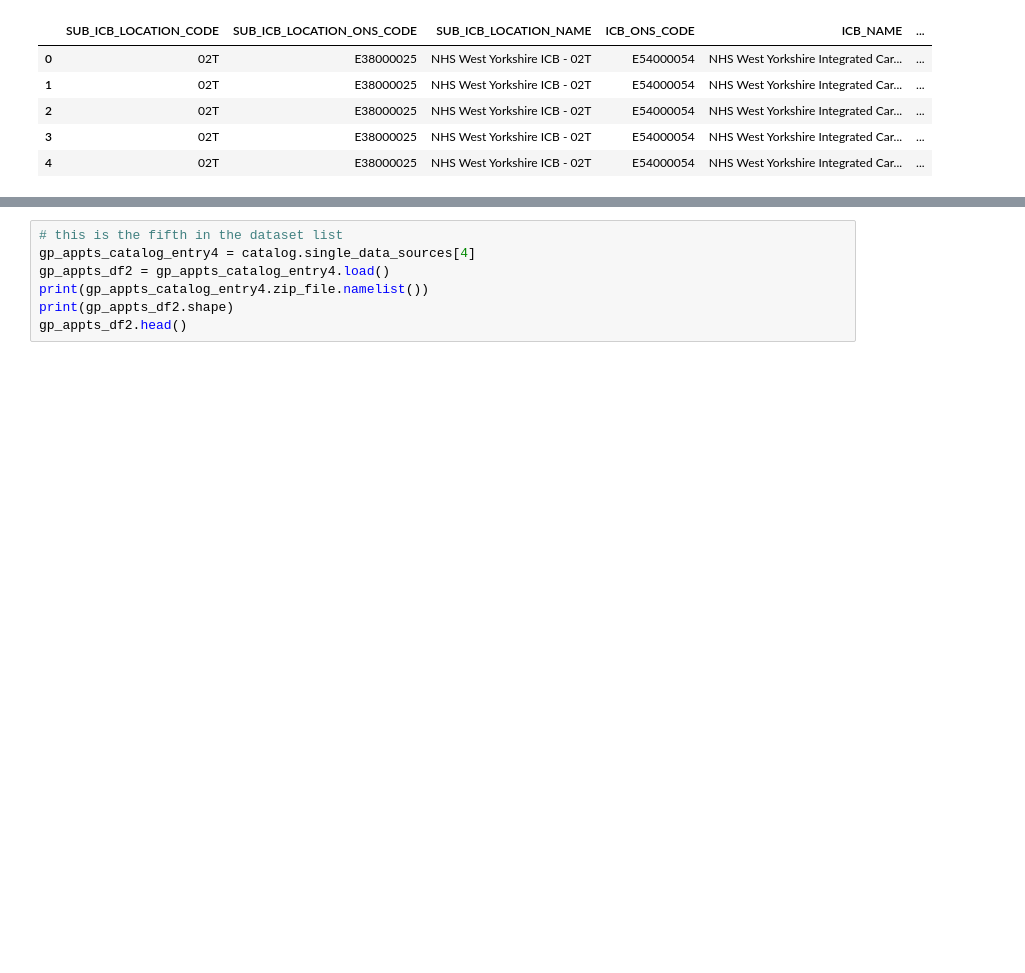
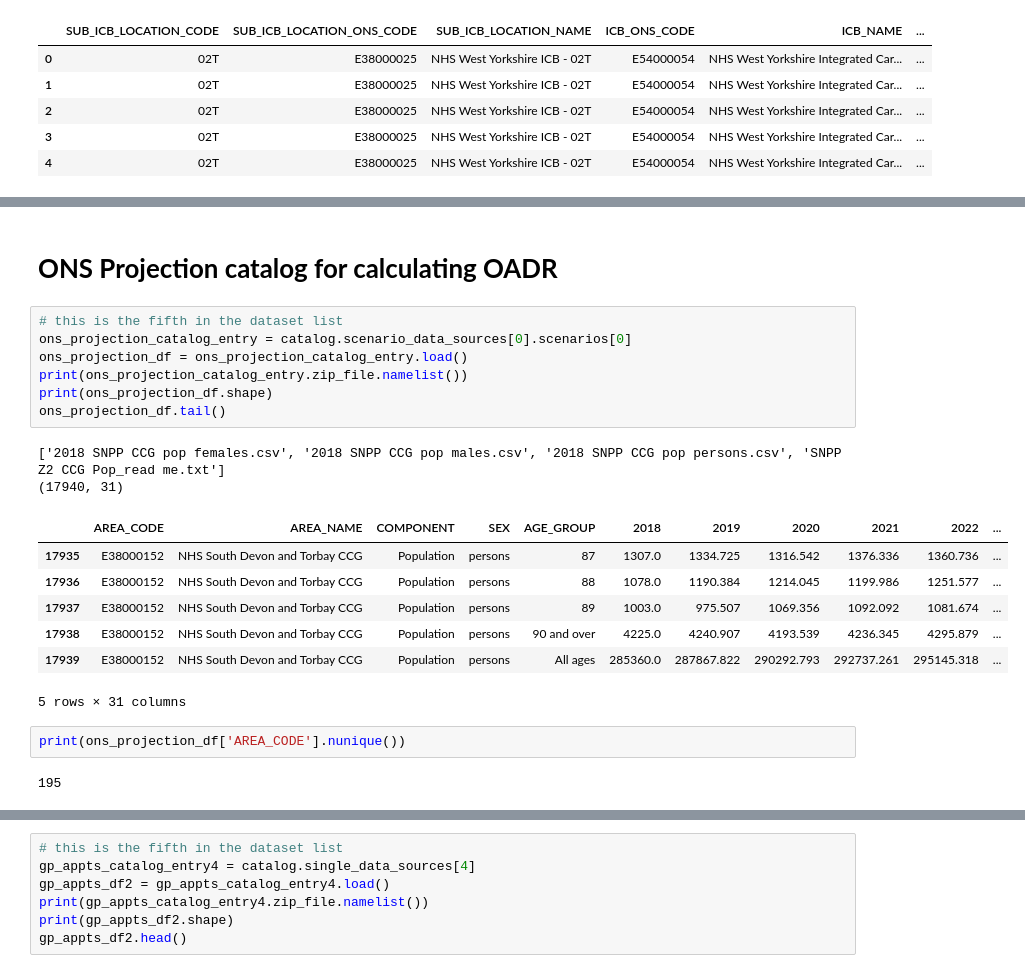
Before and after one commit to SNEE-ICS/PrimaryCareDemandAndCapacity, a Jupyter notebook: AppointmentsVsOADR.ipynb, the cells around one changed output, grey strips where cells are left out. Cells and saved outputs as stored; diff of their text form; blank space fills up the shorter version.

```diff
--- a/AppointmentsVsOADR.ipynb
+++ b/AppointmentsVsOADR.ipynb
@@ -71,0 +135,23 @@ NHS West Yorkshire Integrated Care Board                            27616
+# %% [markdown]
+# **ONS Projection catalog for calculating OADR**
+# %%
+# this is the fifth in the dataset list
+ons_projection_catalog_entry = catalog.scenario_data_sources[0].scenarios[0]
+ons_projection_df = ons_projection_catalog_entry.load()
+print(ons_projection_catalog_entry.zip_file.namelist())
+print(ons_projection_df.shape)
+ons_projection_df.tail()
+# %% [output]
+['2018 SNPP CCG pop females.csv', '2018 SNPP CCG pop males.csv', '2018 SNPP CCG pop persons.csv', 'SNPP Z2 CCG Pop_read me.txt']
+(17940, 31)
+|  | AREA_CODE | AREA_NAME | COMPONENT | SEX | AGE_GROUP | 2018 | 2019 | 2020 | 2021 | 2022 | ... |
+| 17935 | E38000152 | NHS South Devon and Torbay CCG | Population | persons | 87 | 1307.0 | 1334.725 | 1316.542 | 1376.336 | 1360.736 | ... |
+| 17936 | E38000152 | NHS South Devon and Torbay CCG | Population | persons | 88 | 1078.0 | 1190.384 | 1214.045 | 1199.986 | 1251.577 | ... |
+| 17937 | E38000152 | NHS South Devon and Torbay CCG | Population | persons | 89 | 1003.0 | 975.507 | 1069.356 | 1092.092 | 1081.674 | ... |
+| 17938 | E38000152 | NHS South Devon and Torbay CCG | Population | persons | 90 and over | 4225.0 | 4240.907 | 4193.539 | 4236.345 | 4295.879 | ... |
+| 17939 | E38000152 | NHS South Devon and Torbay CCG | Population | persons | All ages | 285360.0 | 287867.822 | 290292.793 | 292737.261 | 295145.318 | ... |
+5 rows × 31 columns
+# %%
+print(ons_projection_df['AREA_CODE'].nunique())
+# %% [output]
+195
```
Also changed, not shown: parts of 9 cells of this notebook.
